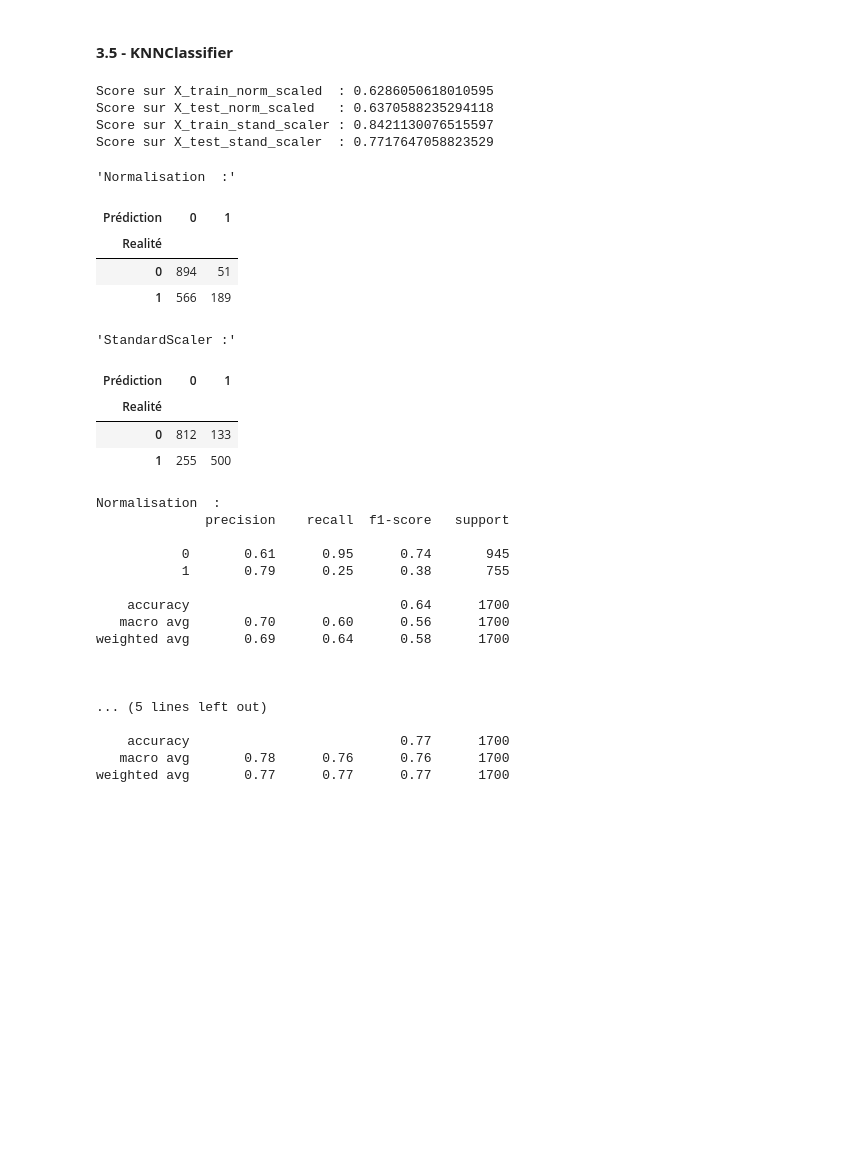
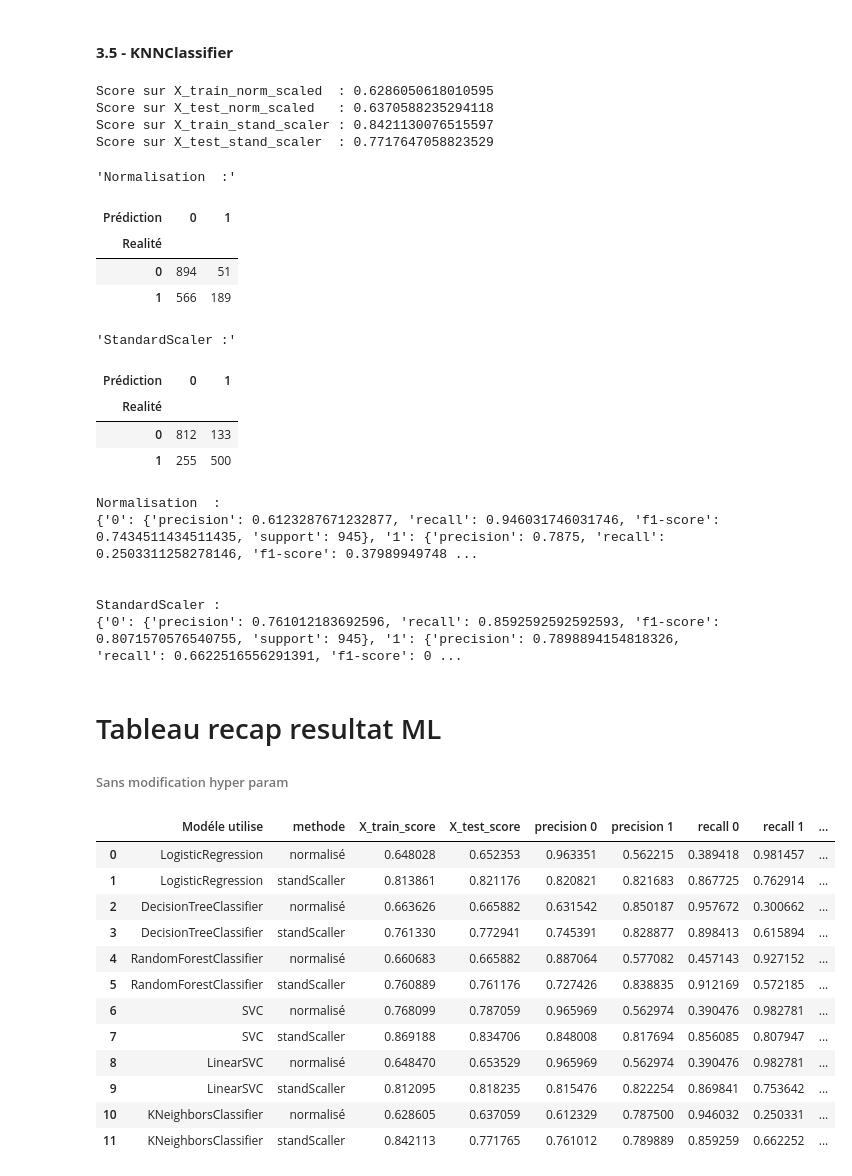
Before and after one commit to guillaumebrethes/Oct_cda_bankmarketing, a Jupyter notebook: Sprint_1_1_Encodage_ML.ipynb, the cells around one changed output. Cells and saved outputs as stored; diff of their text form; code cells hidden in the pictures; blank space fills up the shorter version.

Commit message:
Tableau recap de tout les résultats de ML (sans hyper param)

```diff
--- a/Sprint_1_1_Encodage_ML.ipynb
+++ b/Sprint_1_1_Encodage_ML.ipynb
@@ -529,10 +510,12 @@ print("\n")
 
 #### Rapport de classification ---------------------
 print('Normalisation  :')
-print(classification_report(y_test, y_pred_norm))
+cr_rf_norm = classification_report(y_test, y_pred_norm, output_dict=True)
+print(cr_rf_norm)
 print("\n")
 print('StandardScaler :')
-print(classification_report(y_test, y_pred_stand))
+cr_rf_stand = classification_report(y_test, y_pred_stand, output_dict=True)
+print(cr_rf_stand)
 # %% [output]
 Score sur X_train_norm_scaled  : 0.6606827545615067
 Score sur X_test_norm_scaled   : 0.6658823529411765
@@ -572,7 +544,6 @@ weighted avg       0.78      0.76      0.75      1700
 # %%
 from sklearn.svm import SVC
 
-from sklearn.ensemble import RandomForestClassifier
 
 svm_kernel = SVC(kernel='rbf')  # 'rbf' pour un noyau gaussien
 svm_kernel_norm = svm_kernel.fit(X_train_norm_scaled, y_train)
@@ -596,10 +567,12 @@ print("\n")
 
 #### Rapport de classification ---------------------
 print('Normalisation  :')
-print(classification_report(y_test, y_pred_norm))
+cr_svm_kernel_norm = classification_report(y_test, y_pred_norm, output_dict=True)
+print(cr_svm_kernel_norm)
 print("\n")
 print('StandardScaler :')
-print(classification_report(y_test, y_pred_stand))
+cr_svm_kernel_stand = classification_report(y_test, y_pred_stand, output_dict=True)
+print(cr_svm_kernel_stand)
 # %% [output]
 Score sur X_train_norm_scaled  : 0.7680988816951148
 Score sur X_test_norm_scaled   : 0.7870588235294118
@@ -659,10 +621,12 @@ print("\n")
 
 #### Rapport de classification ---------------------
 print('Normalisation  :')
-print(classification_report(y_test, y_pred_norm))
+cr_svm_linear_norm = classification_report(y_test, y_pred_norm,  output_dict=True)
+print(cr_svm_linear_norm)
 print("\n")
 print('StandardScaler :')
-print(classification_report(y_test, y_pred_stand))
+cr_svm_linear_stand = classification_report(y_test, y_pred_stand,  output_dict=True)
+print(cr_svm_linear_stand)
 # %% [output]
 Score sur X_train_norm_scaled  : 0.6484696880517952
 Score sur X_test_norm_scaled   : 0.6535294117647059
@@ -726,10 +678,12 @@ print("\n")
 
 #### Rapport de classification ---------------------
 print('Normalisation  :')
-print(classification_report(y_test, y_pred_norm))
+cr_norm = classification_report(y_test, y_pred_norm, output_dict=True)
+print(cr_norm)
 print("\n")
 print('StandardScaler :')
-print(classification_report(y_test, y_pred_stand))
+cr_stand = classification_report(y_test, y_pred_stand, output_dict=True)
+print(cr_stand)
 # %% [output]
 Score sur X_train_norm_scaled  : 0.6286050618010595
 Score sur X_test_norm_scaled   : 0.6370588235294118
@@ -746,19 +700,44 @@ Score sur X_test_stand_scaler  : 0.7717647058823529
 | 0 | 812 | 133 |
 | 1 | 255 | 500 |
 Normalisation  :
-              precision    recall  f1-score   support
-
-           0       0.61      0.95      0.74       945
-           1       0.79      0.25      0.38       755
-
-    accuracy                           0.64      1700
-   macro avg       0.70      0.60      0.56      1700
-weighted avg       0.69      0.64      0.58      1700
+{'0': {'precision': 0.6123287671232877, 'recall': 0.946031746031746, 'f1-score': 0.7434511434511435, 'support': 945}, '1': {'precision': 0.7875, 'recall': 0.2503311258278146, 'f1-score': 0.37989949748 ...
 
 
-
-... (5 lines left out)
-
-    accuracy                           0.77      1700
-   macro avg       0.78      0.76      0.76      1700
-weighted avg       0.77      0.77      0.77      1700
+StandardScaler :
+{'0': {'precision': 0.761012183692596, 'recall': 0.8592592592592593, 'f1-score': 0.8071570576540755, 'support': 945}, '1': {'precision': 0.7898894154818326, 'recall': 0.6622516556291391, 'f1-score': 0 ...
+# %% [markdown]
+# Tableau recap resultat ML
+###### Sans modification hyper param
+# %%
+data = [['LogisticRegression', 'normalisé', reglog_norm.score(X_train_norm_scaled, y_train), reglog_norm.score(X_test_norm_scaled, y_test), cr_reglog_norm['0']['precision'], cr_reglog_norm['1']['precision'], cr_reglog_norm['0']['recall'],cr_reglog_norm['1']['recall'], cr_reglog_norm['0']['f1-score'], cr_reglog_norm['1']['f1-score'],cr_reglog_norm['0']['support'], cr_reglog_norm['1']['support'],cr_reglog_norm['accuracy']],
+        ['LogisticRegression', 'standScaller', reglog_stand.score(X_train_stand_scaler, y_train), reglog_stand.score(X_test_stand_scaler, y_test), cr_reglog_stand['0']['precision'], cr_reglog_stand['1']['precision'], cr_reglog_stand['0']['recall'],cr_reglog_stand['1']['recall'], cr_reglog_stand['0']['f1-score'], cr_reglog_stand['1']['f1-score'],cr_reglog_stand['0']['support'], cr_reglog_stand['1']['support'],cr_reglog_stand['accuracy']],
+        ['DecisionTreeClassifier', 'normalisé', clf_norm.score(X_train_norm_scaled, y_train), clf_norm.score(X_test_norm_scaled, y_test), cr_clf_norm['0']['precision'], cr_clf_norm['1']['precision'], cr_clf_norm['0']['recall'],cr_clf_norm['1']['recall'], cr_clf_norm['0']['f1-score'], cr_clf_norm['1']['f1-score'],cr_clf_norm['0']['support'], cr_clf_norm['1']['support'],cr_clf_norm['accuracy']],
+        ['DecisionTreeClassifier', 'standScaller', clf_stand.score(X_train_stand_scaler, y_train), clf_stand.score(X_test_stand_scaler, y_test), cr_clf_stand['0']['precision'], cr_clf_stand['1']['precision'], cr_clf_stand['0']['recall'],cr_clf_stand['1']['recall'], cr_clf_stand['0']['f1-score'], cr_clf_stand['1']['f1-score'],cr_clf_stand['0']['support'], cr_clf_stand['1']['support'],cr_clf_stand['accuracy']],
+        ['RandomForestClassifier', 'normalisé', rf_norm.score(X_train_norm_scaled, y_train), rf_norm.score(X_test_norm_scaled, y_test), cr_rf_norm['0']['precision'], cr_rf_norm['1']['precision'], cr_rf_norm['0']['recall'],cr_rf_norm['1']['recall'], cr_rf_norm['0']['f1-score'], cr_rf_norm['1']['f1-score'],cr_rf_norm['0']['support'], cr_rf_norm['1']['support'],cr_rf_norm['accuracy']],
+        ['RandomForestClassifier', 'standScaller', rf_stand.score(X_train_stand_scaler, y_train), rf_stand.score(X_test_stand_scaler, y_test), cr_rf_stand['0']['precision'], cr_rf_stand['1']['precision'], cr_rf_stand['0']['recall'],cr_rf_stand['1']['recall'], cr_rf_stand['0']['f1-score'], cr_rf_stand['1']['f1-score'],cr_rf_stand['0']['support'], cr_rf_stand['1']['support'],cr_rf_stand['accuracy']],
+        ['SVC', 'normalisé', svm_kernel_norm.score(X_train_norm_scaled, y_train), svm_kernel_norm.score(X_test_norm_scaled, y_test), cr_svm_linear_norm['0']['precision'], cr_svm_linear_norm['1']['precision'], cr_svm_linear_norm['0']['recall'],cr_svm_linear_norm['1']['recall'], cr_svm_linear_norm['0']['f1-score'], cr_svm_linear_norm['1']['f1-score'],cr_svm_linear_norm['0']['support'], cr_svm_linear_norm['1']['support'],cr_svm_linear_norm['accuracy']],
+        ['SVC', 'standScaller', svm_kernel_stand.score(X_train_stand_scaler, y_train), svm_kernel_stand.score(X_test_stand_scaler, y_test), cr_svm_kernel_stand['0']['precision'], cr_svm_kernel_stand['1']['precision'], cr_svm_kernel_stand['0']['recall'],cr_svm_kernel_stand['1']['recall'], cr_svm_kernel_stand['0']['f1-score'], cr_svm_kernel_stand['1']['f1-score'],cr_svm_kernel_stand['0']['support'], cr_svm_kernel_stand['1']['support'],cr_svm_kernel_stand['accuracy']],
+        ['LinearSVC', 'normalisé', svm_linear_norm.score(X_train_norm_scaled, y_train), svm_linear_norm.score(X_test_norm_scaled, y_test), cr_svm_linear_norm['0']['precision'], cr_svm_linear_norm['1']['precision'], cr_svm_linear_norm['0']['recall'],cr_svm_linear_norm['1']['recall'], cr_svm_linear_norm['0']['f1-score'], cr_svm_linear_norm['1']['f1-score'],cr_svm_linear_norm['0']['support'], cr_svm_linear_norm['1']['support'],cr_svm_linear_norm['accuracy']],
+        ['LinearSVC', 'standScaller', svm_linear_stand.score(X_train_stand_scaler, y_train), svm_linear_stand.score(X_test_stand_scaler, y_test), cr_svm_linear_stand['0']['precision'], cr_svm_linear_stand['1']['precision'], cr_svm_linear_stand['0']['recall'],cr_svm_linear_stand['1']['recall'], cr_svm_linear_stand['0']['f1-score'], cr_svm_linear_stand['1']['f1-score'],cr_svm_linear_stand['0']['support'], cr_svm_linear_stand['1']['support'],cr_svm_linear_stand['accuracy']],
+        ['KNeighborsClassifier', 'normalisé', knn_norm.score(X_train_norm_scaled, y_train), knn_norm.score(X_test_norm_scaled, y_test), cr_norm['0']['precision'], cr_norm['1']['precision'], cr_norm['0']['recall'],cr_norm['1']['recall'], cr_norm['0']['f1-score'], cr_norm['1']['f1-score'],cr_norm['0']['support'], cr_norm['1']['support'],cr_norm['accuracy']],
+        ['KNeighborsClassifier', 'standScaller', knn_stand.score(X_train_stand_scaler, y_train), knn_stand.score(X_test_stand_scaler, y_test),cr_stand['0']['precision'], cr_stand['1']['precision'], cr_stand['0']['recall'],cr_stand['1']['recall'], cr_stand['0']['f1-score'], cr_stand['1']['f1-score'],cr_stand['0']['support'], cr_stand['1']['support'],cr_stand['accuracy']]]
+
+# Créer un DataFrame à partir de la liste de listes avec des noms de colonnes spécifiés
+df = pd.DataFrame(data, columns=['Modéle utilise', 'methode', 'X_train_score', 'X_test_score', 'precision 0', 'precision 1', 'recall 0', 'recall 1', 'f1-score 0', 'f1-score 1', 'support 0', 'support 1', 'accuracy'])
+
+# Afficher le DataFrame
+display(df)
+# %% [output]
+|  | Modéle utilise | methode | X_train_score | X_test_score | precision 0 | precision 1 | recall 0 | recall 1 | ... |
+| 0 | LogisticRegression | normalisé | 0.648028 | 0.652353 | 0.963351 | 0.562215 | 0.389418 | 0.981457 | ... |
+| 1 | LogisticRegression | standScaller | 0.813861 | 0.821176 | 0.820821 | 0.821683 | 0.867725 | 0.762914 | ... |
+| 2 | DecisionTreeClassifier | normalisé | 0.663626 | 0.665882 | 0.631542 | 0.850187 | 0.957672 | 0.300662 | ... |
+| 3 | DecisionTreeClassifier | standScaller | 0.761330 | 0.772941 | 0.745391 | 0.828877 | 0.898413 | 0.615894 | ... |
+| 4 | RandomForestClassifier | normalisé | 0.660683 | 0.665882 | 0.887064 | 0.577082 | 0.457143 | 0.927152 | ... |
+| 5 | RandomForestClassifier | standScaller | 0.760889 | 0.761176 | 0.727426 | 0.838835 | 0.912169 | 0.572185 | ... |
+| 6 | SVC | normalisé | 0.768099 | 0.787059 | 0.965969 | 0.562974 | 0.390476 | 0.982781 | ... |
+| 7 | SVC | standScaller | 0.869188 | 0.834706 | 0.848008 | 0.817694 | 0.856085 | 0.807947 | ... |
+| 8 | LinearSVC | normalisé | 0.648470 | 0.653529 | 0.965969 | 0.562974 | 0.390476 | 0.982781 | ... |
+| 9 | LinearSVC | standScaller | 0.812095 | 0.818235 | 0.815476 | 0.822254 | 0.869841 | 0.753642 | ... |
+| 10 | KNeighborsClassifier | normalisé | 0.628605 | 0.637059 | 0.612329 | 0.787500 | 0.946032 | 0.250331 | ... |
+| 11 | KNeighborsClassifier | standScaller | 0.842113 | 0.771765 | 0.761012 | 0.789889 | 0.859259 | 0.662252 | ... |
```
Also changed, not shown: parts of 7 cells of this notebook.
